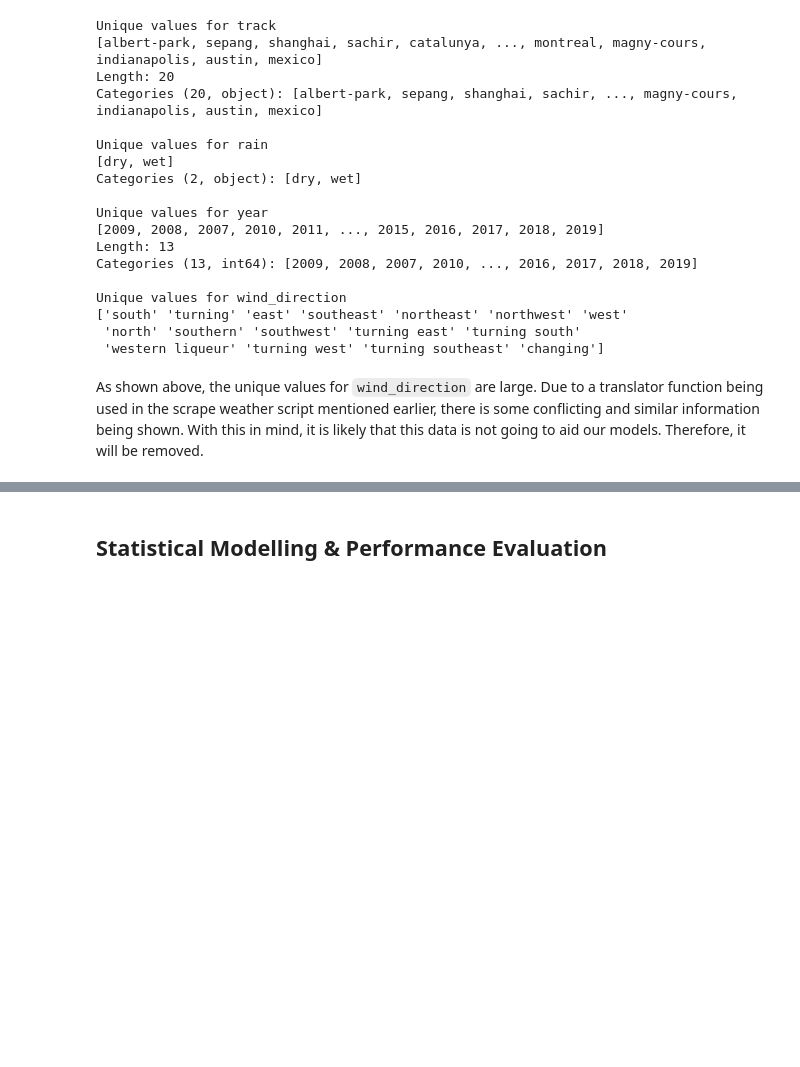
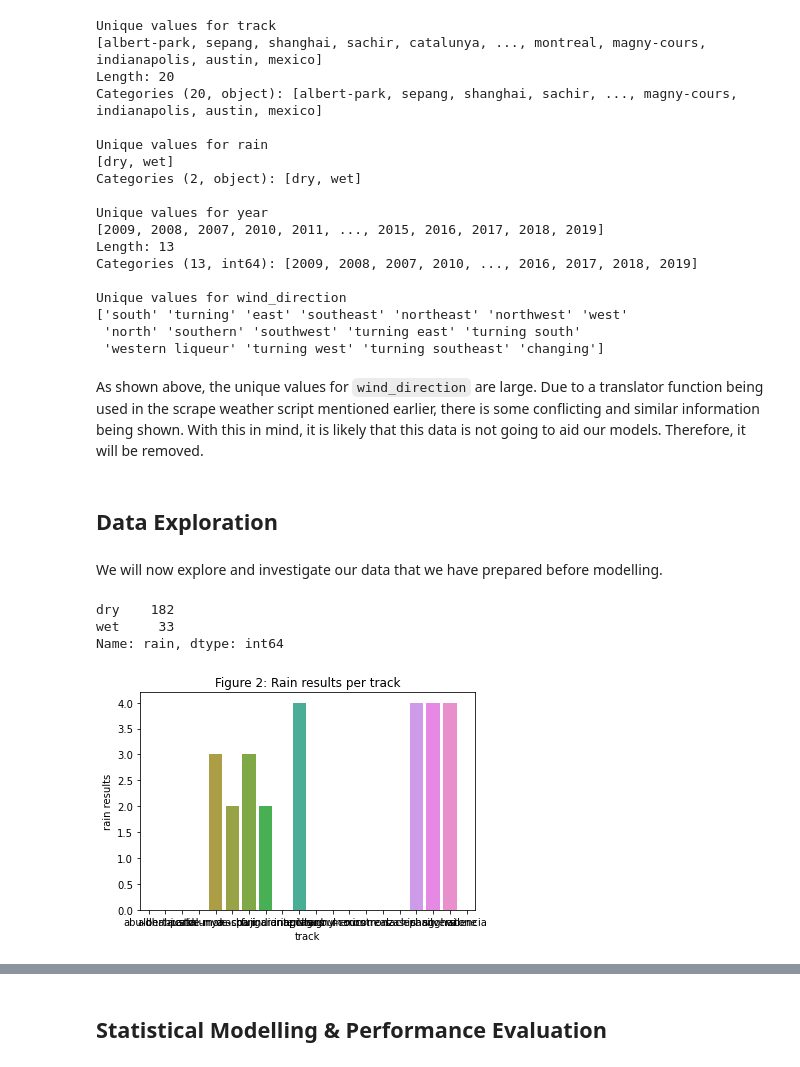
Before and after one commit to floeck/f1-weather-analysis, a Jupyter notebook: notebooks/V10FTW_Project.ipynb, the cells around one changed output, grey strips where cells are left out. Drawn from its saved outputs; the diff is of its cells as text; code cells hidden in the pictures; blank space fills up the shorter version.

```diff
--- a/notebooks/V10FTW_Project.ipynb
+++ b/notebooks/V10FTW_Project.ipynb
@@ -115,6 +115,7 @@ import patsy
 import pandas as pd
 import numpy as np
 import pandas as pd
+import matplotlib
 import matplotlib.pyplot as plt
 import seaborn as sns
 from sklearn import linear_model
@@ -125,6 +126,11 @@ from IPython.display import display_html, display, HTML
 # Disable warnings and allow large columns
 warnings.filterwarnings("ignore")
 pd.set_option('display.max_columns', None)
+matplotlib.rcParams['figure.figsize'] = (20, 16)
+matplotlib.rcParams['figure.dpi'] = 200
+matplotlib.rcParams.update({'font.size': 22})
+%matplotlib inline
+
 
 # Function that allows to convert time
 def to_milliseconds(string):
@@ -354,3 +360,28 @@ Unique values for wind_direction
 As shown above, the unique values for `wind_direction` are large. Due to a translator function being used in the scrape weather script mentioned earlier, there is some conflicting and similar information being shown. With this in mind, it is likely that this data is not going to aid our models. Therefore, it will be removed.
 # %%
 df = df.drop(columns='wind_direction')
+# %% [markdown]
+## Data Exploration <a name="explore">
+# %% [markdown]
+We will now explore and investigate our data that we have prepared before modelling.
+# %%
+#No. of recorded races with with vs dry weather:
+df['rain'].value_counts()
+# %% [output]
+dry    182
+wet     33
+Name: rain, dtype: int64
+# %%
+#Compare dry vs wet laptimes at one circuit vs another
+wet = df.loc[(df['rain'] == 'wet')]
+
+ #view and compare how many wet laptimes are recorded at each course
+ #only showing top 8 results for simplicity
+value_counts = wet['track'].value_counts().head(8)
+sns.barplot(x=value_counts.index, y=value_counts)
+plt.title('Figure 2: Rain results per track')
+plt.xlabel('track')
+plt.ylabel('rain results')
+plt.show()
+# %% [output]
+[figure, added]
```
Also changed, not shown: parts of 27 cells of this notebook.
